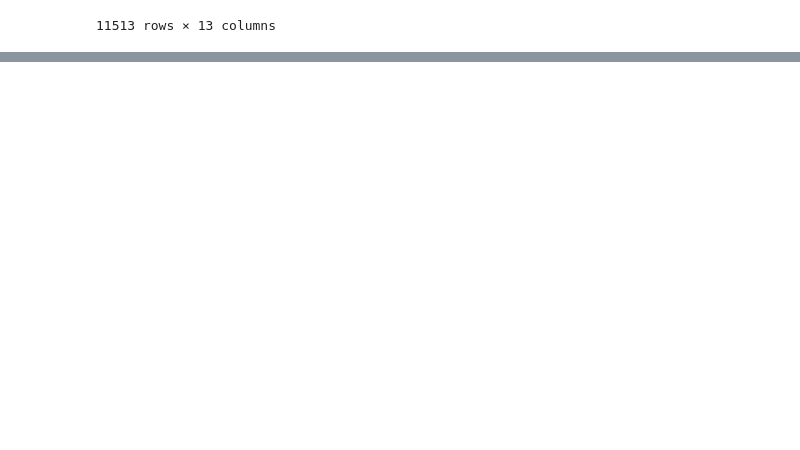
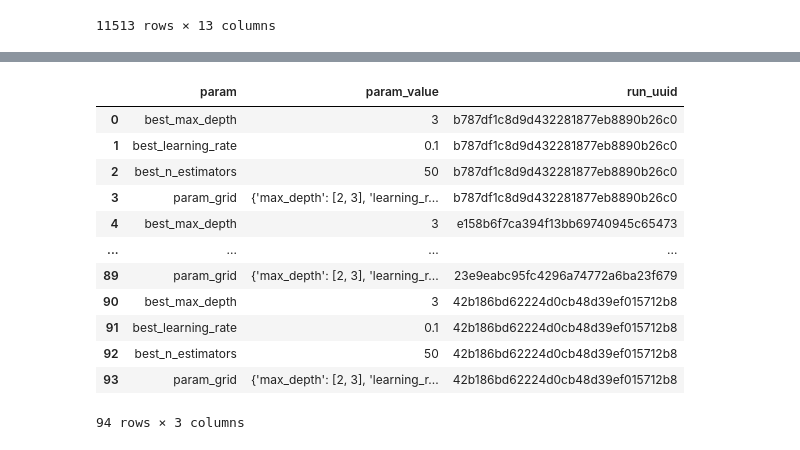
Before and after one commit to KrystianPi/WindPRO, a Jupyter notebook: notebooks/eda.ipynb, the cells around one changed output, grey strips where cells are left out. Saved outputs shown, nothing was run; the diff lists cells and outputs as text; code cells hidden in the pictures; blank space fills up the shorter version.

```diff
--- a/notebooks/eda.ipynb
+++ b/notebooks/eda.ipynb
@@ -142,0 +199,18 @@ df
+# %%
+df_params =select_from_rds('select * from params')
+df_params.rename(columns={'key': 'param', 'value': 'param_value'}, inplace=True)
+df_params
+# %% [output]
+|  | param | param_value | run_uuid |
+| 0 | best_max_depth | 3 | b787df1c8d9d432281877eb8890b26c0 |
+| 1 | best_learning_rate | 0.1 | b787df1c8d9d432281877eb8890b26c0 |
+| 2 | best_n_estimators | 50 | b787df1c8d9d432281877eb8890b26c0 |
+| 3 | param_grid | {'max_depth': [2, 3], 'learning_r... | b787df1c8d9d432281877eb8890b26c0 |
+| 4 | best_max_depth | 3 | e158b6f7ca394f13bb69740945c65473 |
+| ... | ... | ... | ... |
+| 89 | param_grid | {'max_depth': [2, 3], 'learning_r... | 23e9eabc95fc4296a74772a6ba23f679 |
+| 90 | best_max_depth | 3 | 42b186bd62224d0cb48d39ef015712b8 |
+| 91 | best_learning_rate | 0.1 | 42b186bd62224d0cb48d39ef015712b8 |
+| 92 | best_n_estimators | 50 | 42b186bd62224d0cb48d39ef015712b8 |
+| 93 | param_grid | {'max_depth': [2, 3], 'learning_r... | 42b186bd62224d0cb48d39ef015712b8 |
+94 rows × 3 columns
```
Also changed, not shown: parts of 9 cells of this notebook, 1 other file.
